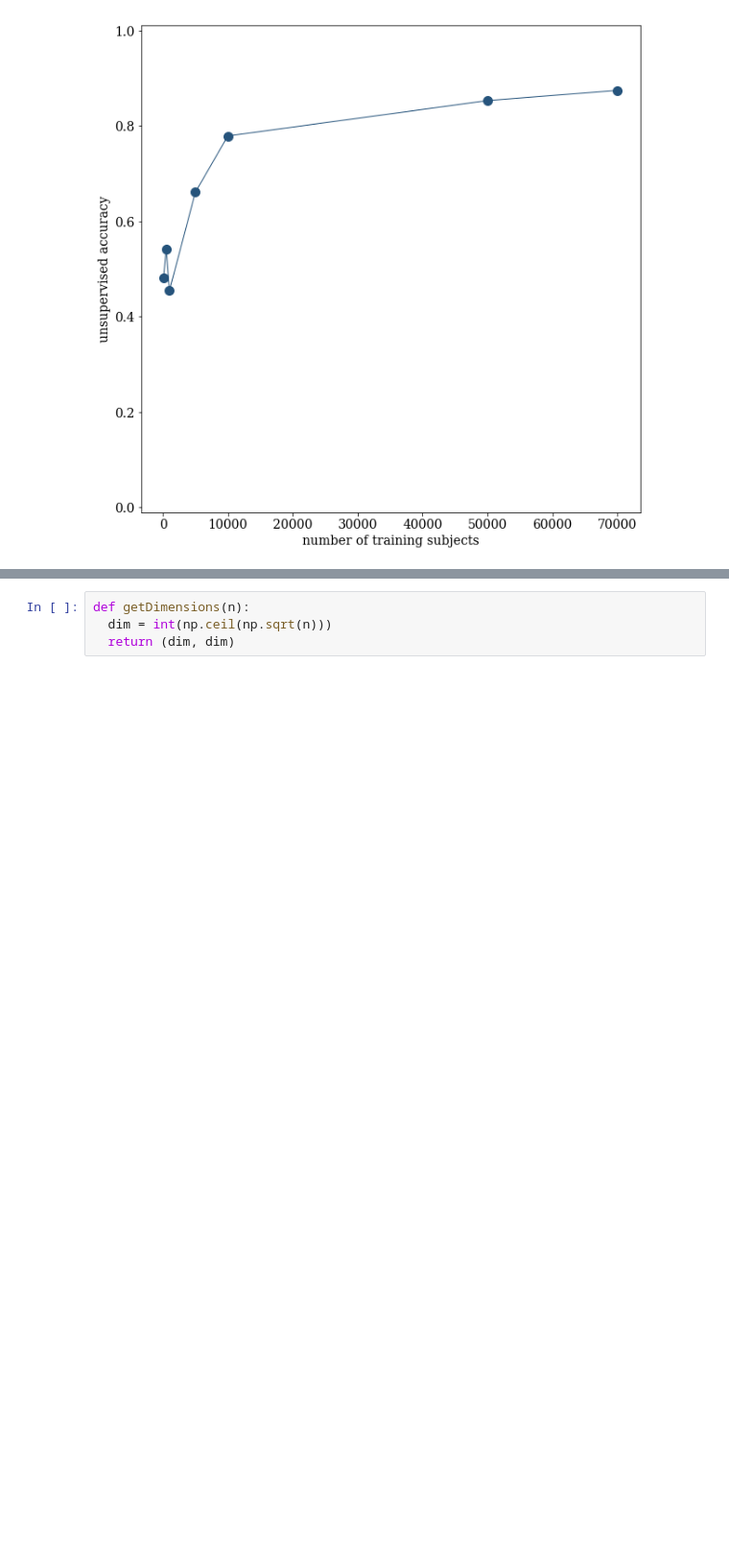
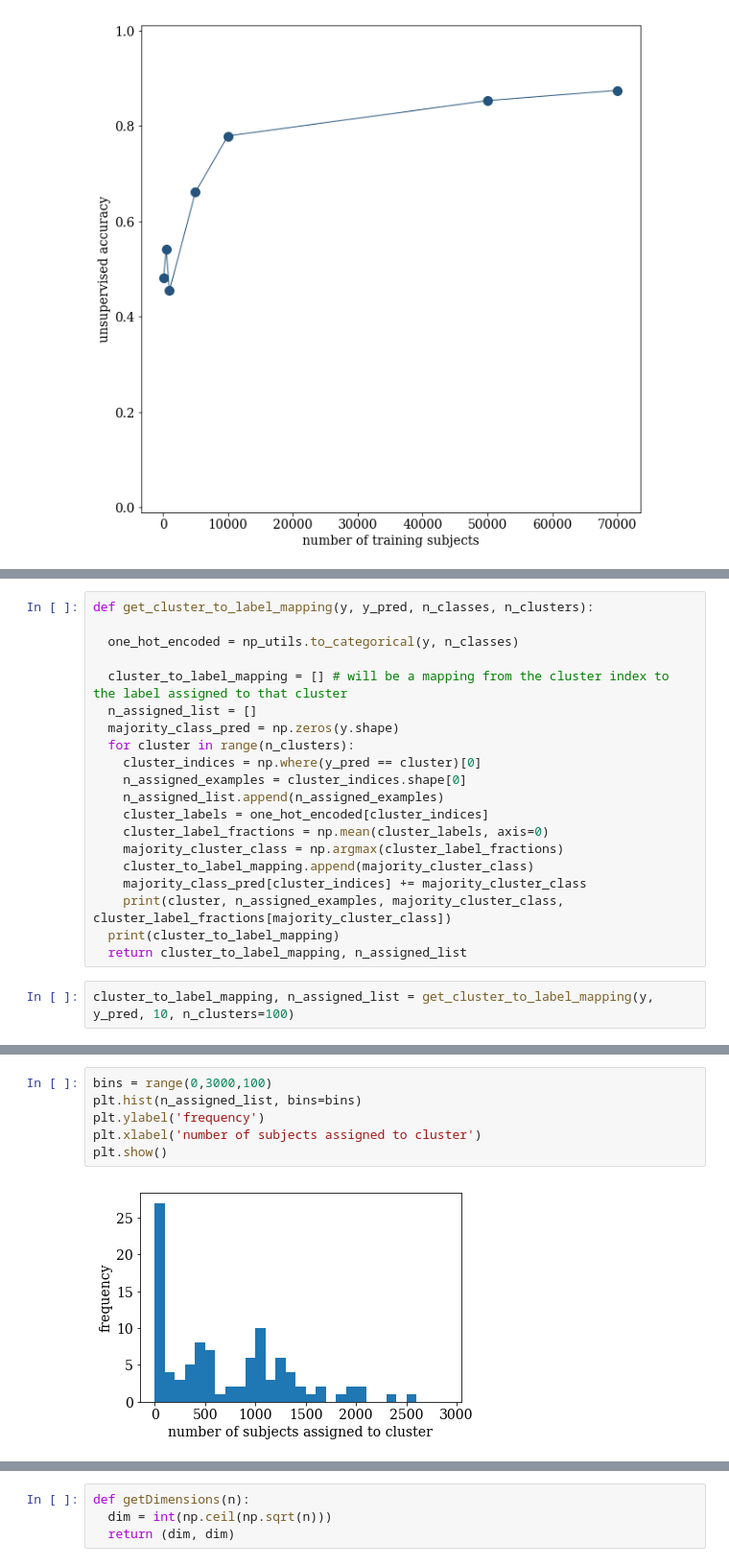
Before and after one commit to dwright04/machine_augmented_classification, a Jupyter notebook: notebooks/Unsupervised_Deep_Embedding_Clustering_for_Zooniverse.ipynb, the cells around one changed output, grey strips where cells are left out. Shown at 96% size. Saved outputs shown, nothing was run; the diff lists cells and outputs as text; blank space fills up the shorter version.

```diff
--- a/notebooks/Unsupervised_Deep_Embedding_Clustering_for_Zooniverse.ipynb
+++ b/notebooks/Unsupervised_Deep_Embedding_Clustering_for_Zooniverse.ipynb
@@ -196,0 +260,22 @@ plt.show()
+# %%
+def get_cluster_to_label_mapping(y, y_pred, n_classes, n_clusters):
+
+  one_hot_encoded = np_utils.to_categorical(y, n_classes)
+
+  cluster_to_label_mapping = [] # will be a mapping from the cluster index to the label assigned to that cluster
+  n_assigned_list = []
+  majority_class_pred = np.zeros(y.shape)
+  for cluster in range(n_clusters):
+    cluster_indices = np.where(y_pred == cluster)[0]
+    n_assigned_examples = cluster_indices.shape[0]
+    n_assigned_list.append(n_assigned_examples)
+    cluster_labels = one_hot_encoded[cluster_indices]
+    cluster_label_fractions = np.mean(cluster_labels, axis=0)
+    majority_cluster_class = np.argmax(cluster_label_fractions)
+    cluster_to_label_mapping.append(majority_cluster_class)
+    majority_class_pred[cluster_indices] += majority_cluster_class
+    print(cluster, n_assigned_examples, majority_cluster_class, cluster_label_fractions[majority_cluster_class])
+  print(cluster_to_label_mapping)
+  return cluster_to_label_mapping, n_assigned_list
+# %%
+cluster_to_label_mapping, n_assigned_list = get_cluster_to_label_mapping(y, y_pred, 10, n_clusters=100)
@@ -196,0 +300,8 @@ plt.show()
+# %%
+bins = range(0,3000,100)
+plt.hist(n_assigned_list, bins=bins)
+plt.ylabel('frequency')
+plt.xlabel('number of subjects assigned to cluster')
+plt.show()
+# %% [output]
+[figure, added]
```
Also changed, not shown: parts of 92 cells of this notebook, 8 other files.
